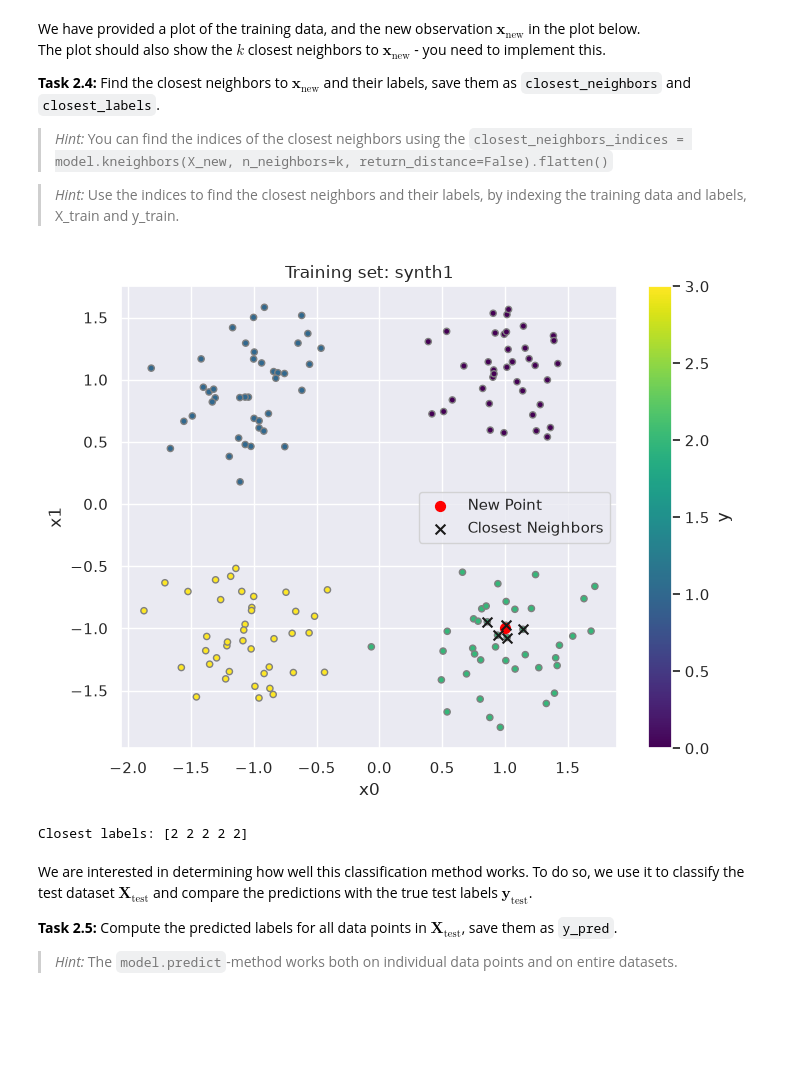
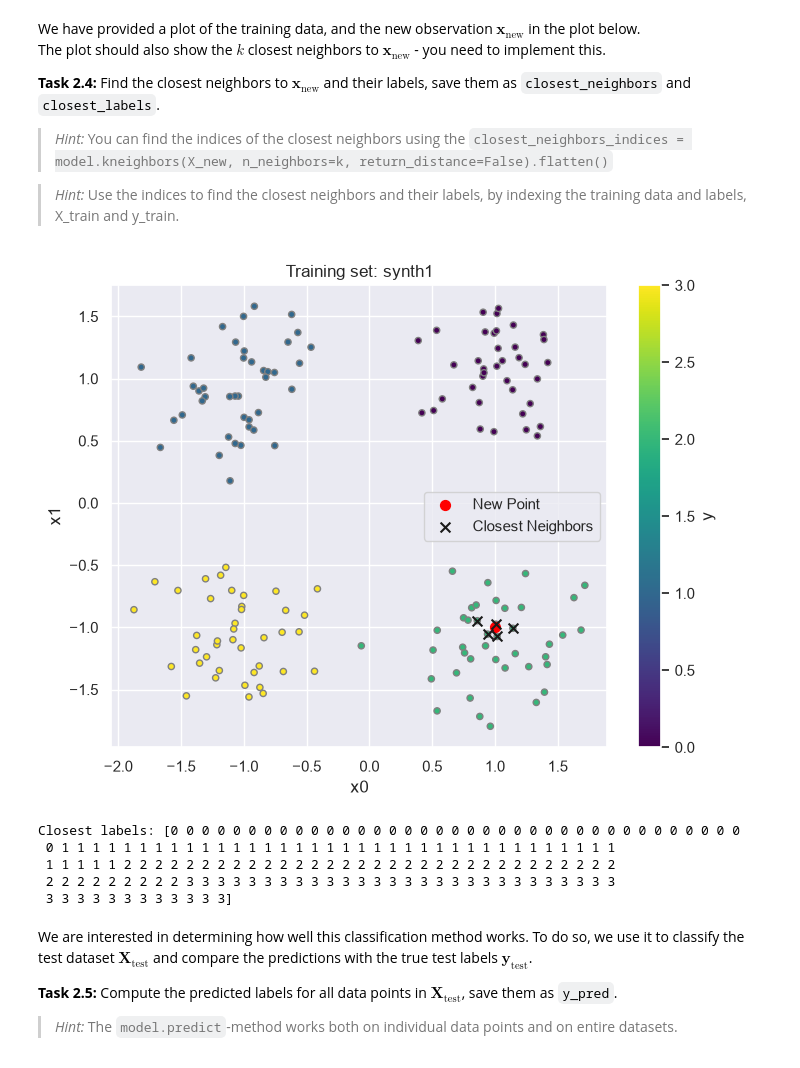
Before and after one commit to NicolaiNielsen/02452exercises, a Jupyter notebook: week2/exercise2.ipynb, the cells around one changed output. Cells and saved outputs as stored; diff of their text form; code cells hidden in the pictures; blank space fills up the shorter version.

```diff
--- a/week2/exercise2.ipynb
+++ b/week2/exercise2.ipynb
@@ -510,14 +536,11 @@ From the datasets, construct $\left(\boldsymbol{X}_{\text{train}}, \boldsymbol{y
 > *Hint:* Remember how we split the dataframes into X and y in last weeks exercise? Which column-names corresponds to the attributes, and which column-name corresponds to the target label?
 # %%
 
-# Task 2.1: Load the dataset splits and construct the datamatrices X_train, X_test and target vectors y_train, y_test
+X_train = df_train.drop(columns=['y']).values
+y_train = df_train['y'].astype(int).values
 
-y_train = df_train['y'].astype(int).values
-X_train = df_train.drop(columns="y").values
-
+X_test = df_test.drop(columns=['y']).values
 y_test = df_test['y'].astype(int).values
-X_test = df_test.drop(columns="y").values
-
 
 # Check that the input shapes are correct
 assert X_train.shape[1] == 2, f"Expected 2 features, but got {X_train.shape[1]}"
@@ -599,24 +623,25 @@ We have provided a plot of the training data, and the new observation $\boldsymb
 > *Hint:* Use the indices to find the closest neighbors and their labels, by indexing the training data and labels, X_train and y_train.
 # %%
 # Task 2.4: Find the closest neighbors to the new point and their labels, save them as "closest_neighbors" and "closest_labels".
-# YOUR CODE HERE
-closest_neighbors_indices = model.kneighbors(X_new, n_neighbors=k, return_distance=False).flatten()
-closest_neighbors = X_train[closest_neighbors_indices]
-closest_labels    = y_train[closest_neighbors_indices]
-
-# Visualize the training data, colored by the target variable
+closet_neighbors_indices = model.kneighbors(X_new, n_neighbors=k, return_distance=False).flatten()
+closest_neighbors = X_train[closet_neighbors_indices]
+closest_labels = y_train # Visualize the training data, colored by the target variable
 df_train.plot(kind='scatter', x='x0', y='x1', c='y', cmap='viridis', title=f'Training set: {dataset_name}', figsize=(8, 6), edgecolor='gray')
 
 # Plot the new point and its closest neighbors
 plt.scatter(X_new[0, 0], X_new[0, 1], color='red', marker='o', s=50, label='New Point')
 plt.scatter(closest_neighbors[:, 0], closest_neighbors[:, 1], color='k', marker='x', s=50, label='Closest Neighbors')
 plt.legend()
 plt.show()
 
 print(f"Closest labels: {closest_labels}")
 # %% [output]
-[figure, old version]
+[figure, new version]
-Closest labels: [2 2 2 2 2]
+Closest labels: [0 0 0 0 0 0 0 0 0 0 0 0 0 0 0 0 0 0 0 0 0 0 0 0 0 0 0 0 0 0 0 0 0 0 0 0 0
+ 0 1 1 1 1 1 1 1 1 1 1 1 1 1 1 1 1 1 1 1 1 1 1 1 1 1 1 1 1 1 1 1 1 1 1 1 1
+ 1 1 1 1 1 2 2 2 2 2 2 2 2 2 2 2 2 2 2 2 2 2 2 2 2 2 2 2 2 2 2 2 2 2 2 2 2
+ 2 2 2 2 2 2 2 2 2 3 3 3 3 3 3 3 3 3 3 3 3 3 3 3 3 3 3 3 3 3 3 3 3 3 3 3 3
+ 3 3 3 3 3 3 3 3 3 3 3 3]
 # %% [markdown]
 We are interested in determining how well this classification method works. To do so, we use it to classify the test dataset $\boldsymbol{X}_{\text{test}}$ and compare the predictions with the true test labels $\boldsymbol{y}_{\text{test}}$.
 
```
Also changed, not shown: parts of 41 cells of this notebook, 3 other files.
